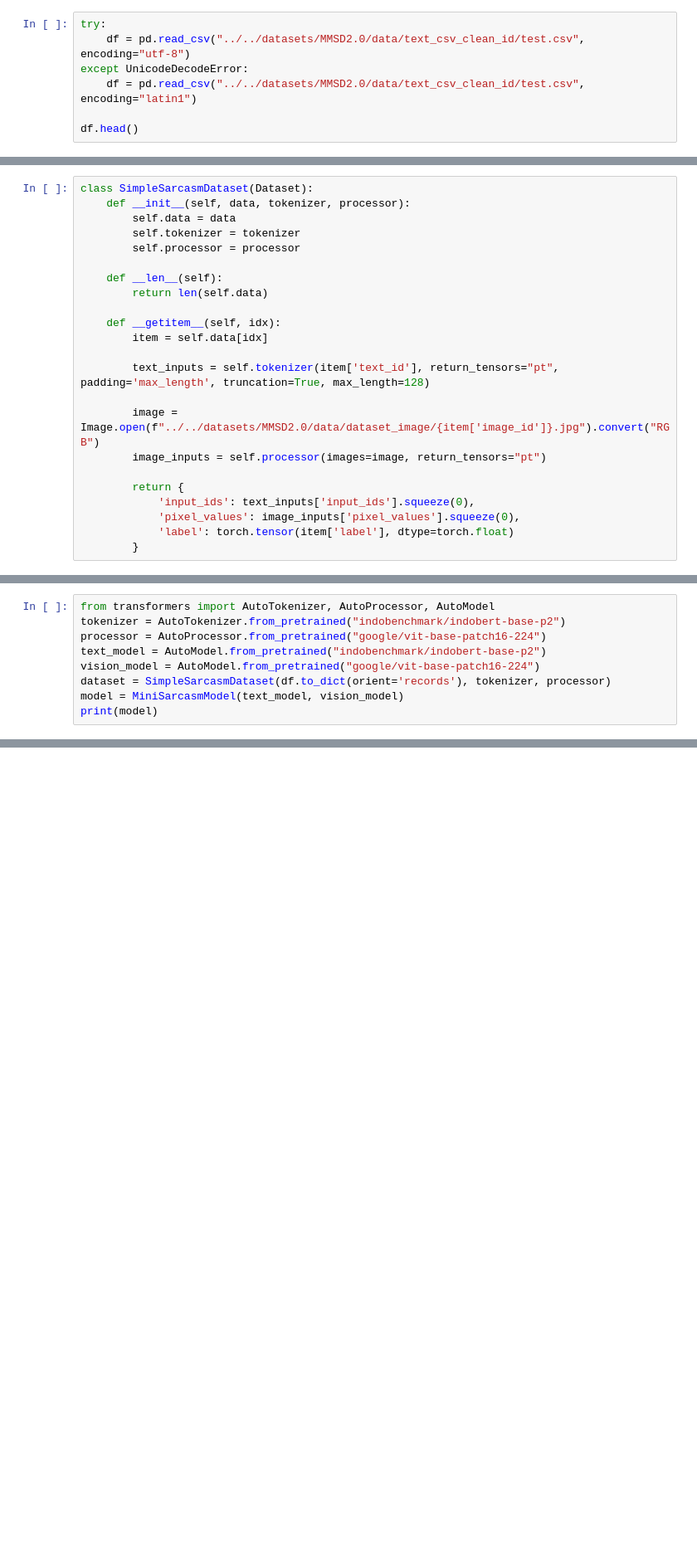
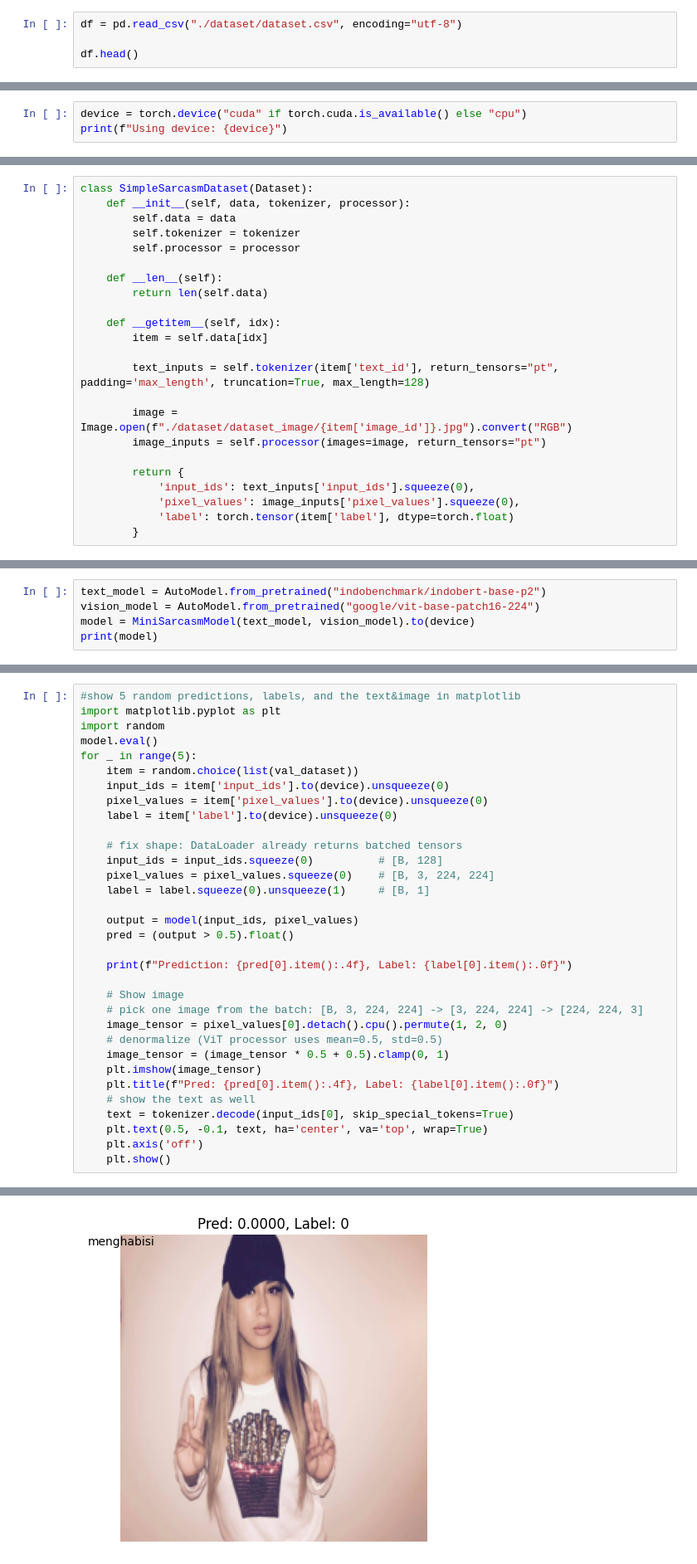
Before and after one commit to Yanfiq/bukan-skripsi, a Jupyter notebook: notebooks/1st_exp/main.ipynb, the cells around one changed output, grey strips where cells are left out. Shown at 83% size. Cells and saved outputs as stored; diff of their text form; blank space fills up the shorter version.

```diff
--- a/notebooks/1st_exp/main.ipynb
+++ b/notebooks/1st_exp/main.ipynb
@@ -4,8 +29,5 @@ import numpy as np
 # %%
-try:
-	df = pd.read_csv("../../datasets/MMSD2.0/data/text_csv_clean_id/test.csv", encoding="utf-8")
-except UnicodeDecodeError:
-	df = pd.read_csv("../../datasets/MMSD2.0/data/text_csv_clean_id/test.csv", encoding="latin1")
+df = pd.read_csv("./dataset/dataset.csv", encoding="utf-8")
 
 df.head()
 # %% [output]
@@ -45,0 +72,3 @@ from PIL import Image
+# %%
+device = torch.device("cuda" if torch.cuda.is_available() else "cpu")
+print(f"Using device: {device}")
@@ -58,7 +89,7 @@ class SimpleSarcasmDataset(Dataset):
 
         text_inputs = self.tokenizer(item['text_id'], return_tensors="pt", padding='max_length', truncation=True, max_length=128)
 
-        image = Image.open(f"../../datasets/MMSD2.0/data/dataset_image/{item['image_id']}.jpg").convert("RGB")
+        image = Image.open(f"./dataset/dataset_image/{item['image_id']}.jpg").convert("RGB")
         image_inputs = self.processor(images=image, return_tensors="pt")
 
         return {
@@ -93,12 +145,8 @@ class MiniSarcasmModel(nn.Module):
         combined = torch.cat((t_feat, v_feat), dim=1)
         return self.fusion_layer(combined)
 # %%
-from transformers import AutoTokenizer, AutoProcessor, AutoModel
-tokenizer = AutoTokenizer.from_pretrained("indobenchmark/indobert-base-p2")
-processor = AutoProcessor.from_pretrained("google/vit-base-patch16-224")
 text_model = AutoModel.from_pretrained("indobenchmark/indobert-base-p2")
 vision_model = AutoModel.from_pretrained("google/vit-base-patch16-224")
-dataset = SimpleSarcasmDataset(df.to_dict(orient='records'), tokenizer, processor)
-model = MiniSarcasmModel(text_model, vision_model)
+model = MiniSarcasmModel(text_model, vision_model).to(device)
 print(model)
 # %% [output]
@@ -160,0 +249,34 @@ ValueError: Using a target size (torch.Size([1])) that is different to the input
+# %%
+#show 5 random predictions, labels, and the text&image in matplotlib
+import matplotlib.pyplot as plt
+import random
+model.eval()
+for _ in range(5):
+    item = random.choice(list(val_dataset))
+    input_ids = item['input_ids'].to(device).unsqueeze(0)
+    pixel_values = item['pixel_values'].to(device).unsqueeze(0)
+    label = item['label'].to(device).unsqueeze(0)
+
+    # fix shape: DataLoader already returns batched tensors
+    input_ids = input_ids.squeeze(0)          # [B, 128]
+    pixel_values = pixel_values.squeeze(0)    # [B, 3, 224, 224]
+    label = label.squeeze(0).unsqueeze(1)     # [B, 1]
+
+    output = model(input_ids, pixel_values)
+    pred = (output > 0.5).float()
+
+    print(f"Prediction: {pred[0].item():.4f}, Label: {label[0].item():.0f}")
+
+    # Show image
+    # pick one image from the batch: [B, 3, 224, 224] -> [3, 224, 224] -> [224, 224, 3]
+    image_tensor = pixel_values[0].detach().cpu().permute(1, 2, 0)
+    # denormalize (ViT processor uses mean=0.5, std=0.5)
+    image_tensor = (image_tensor * 0.5 + 0.5).clamp(0, 1)
+    plt.imshow(image_tensor)
+    plt.title(f"Pred: {pred[0].item():.4f}, Label: {label[0].item():.0f}")
+    # show the text as well
+    text = tokenizer.decode(input_ids[0], skip_special_tokens=True)
+    plt.text(0.5, -0.1, text, ha='center', va='top', wrap=True)
+    plt.axis('off')
+    plt.show()
+# %% [output]
@@ -160,0 +284 @@ ValueError: Using a target size (torch.Size([1])) that is different to the input
+[figure, added]
```
Also changed, not shown: parts of 11 cells of this notebook, 2 other files.
